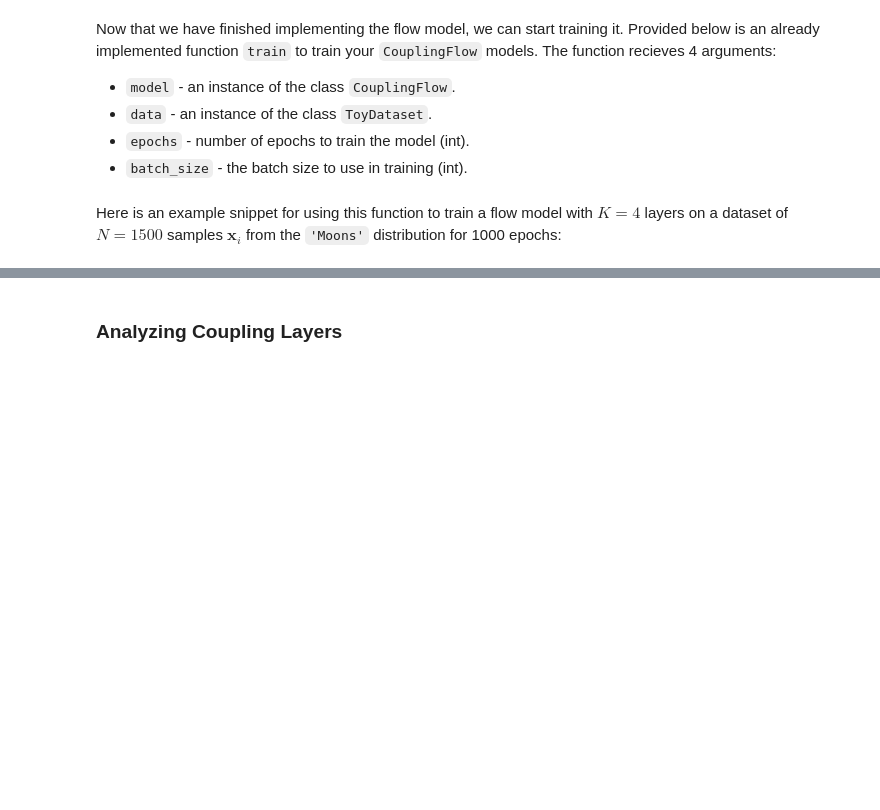
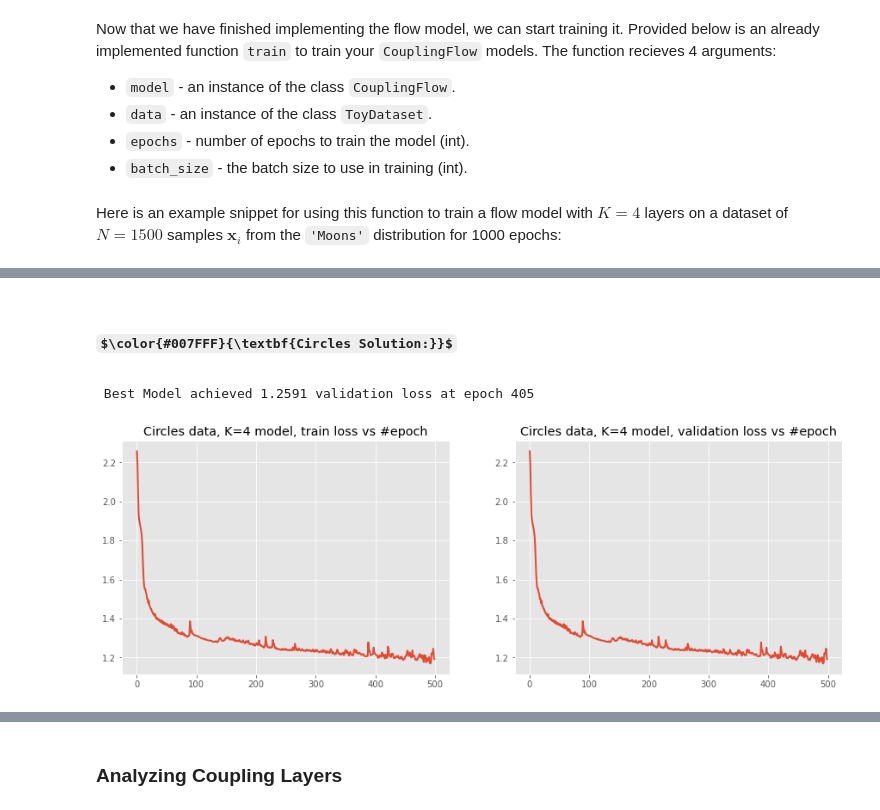
Before and after one commit to Hannibal96/Statistical-Methods-in-Image-Processing-EE-048954, a Jupyter notebook: HW1_Spring2022_KDE_NormalizingFlows.ipynb, the cells around one changed output, grey strips where cells are left out. Cells and saved outputs as stored; diff of their text form; code cells hidden in the pictures; some formulas as TeX source; blank space fills up the shorter version.

```diff
--- a/HW1_Spring2022_KDE_NormalizingFlows.ipynb
+++ b/HW1_Spring2022_KDE_NormalizingFlows.ipynb
@@ -887,13 +694,0 @@ plot_probability(gen_model, title='Moons Output Estimated Probability Density',
-# %%
-gen_model, train_loss, valid_loss, layer_samples = learn_n_results(name='Gauss Grid',
-                                                                   data_set=data_gauss_grid,
-                                                                   epochs=500, K=4, plot_supress=True)
-
-
-# plot
-loss_titles = ['Gaussian Grid Train Loss', 'Gaussian Grid Val Loss']
-layer_titles = ['Z0', 'L1', 'L2', 'L3', 'L4', 'Real']
-
-
-sub_plot(plots=[train_loss, valid_loss], titles=loss_titles, plot_type='plot', figsize=(10,5), width=2)
-sub_plot(plots=layer_samples, titles=layer_titles, figsize=(10,10), width=3)
@@ -914,11 +694,0 @@ plot_probability(gen_model, title='Gaussian Grid Output Estimated Probability De
-# %%
-# train
-gen_model, train_loss, valid_loss, layer_samples = learn_n_results(name='Gauss Rot',
-                                                                   data_set=data_gauss_rot,
-                                                                   epochs=500, K=4, plot_supress=True)
-
-# plot
-loss_titles = ['Gaussian Rot. Train Loss', 'Gaussian Rot. Val Loss']
-layer_titles = ['Z0', 'L1', 'L2', 'L3', 'L4', 'Real']
-sub_plot(plots=[train_loss, valid_loss], titles=loss_titles, plot_type='plot', figsize=(10,5))
-sub_plot(plots=layer_samples, titles=layer_titles, figsize=(10,10), width=3)
@@ -936,0 +714,8 @@ plot_probability(gen_model, title='Gaussian Rot Output Estimated Probability Den
+# %%
+def plot_training_metrices(train_loss, valid_loss, prefix = "", figsize=(15,5)):
+    fig, ax = plt.subplots(1, 2, figsize=figsize)
+    ax[0].plot(train_loss)
+    ax[0].set_title(prefix+" train loss vs #epoch")
+    ax[1].plot(train_loss)
+    ax[1].set_title(prefix+" validation loss vs #epoch")
+    plt.show()
@@ -936,0 +739,11 @@ plot_probability(gen_model, title='Gaussian Rot Output Estimated Probability Den
+# %% [markdown]
+# $\color{#007FFF}{\textbf{Circles Solution:}}$
+# %%
+prefix = "Circles data, K=4 model,"
+gen_model, train_loss, valid_loss = learn_coupling_flow(data_set=data_circles, K=4, epochs=500)
+# %% [output]
+ Best Model achieved 1.2591 validation loss at epoch 405
+# %%
+plot_training_metrices(train_loss=train_loss, valid_loss=valid_loss, prefix=prefix)
+# %% [output]
+[figure, added]
```
Also changed, not shown: parts of 96 cells of this notebook.
